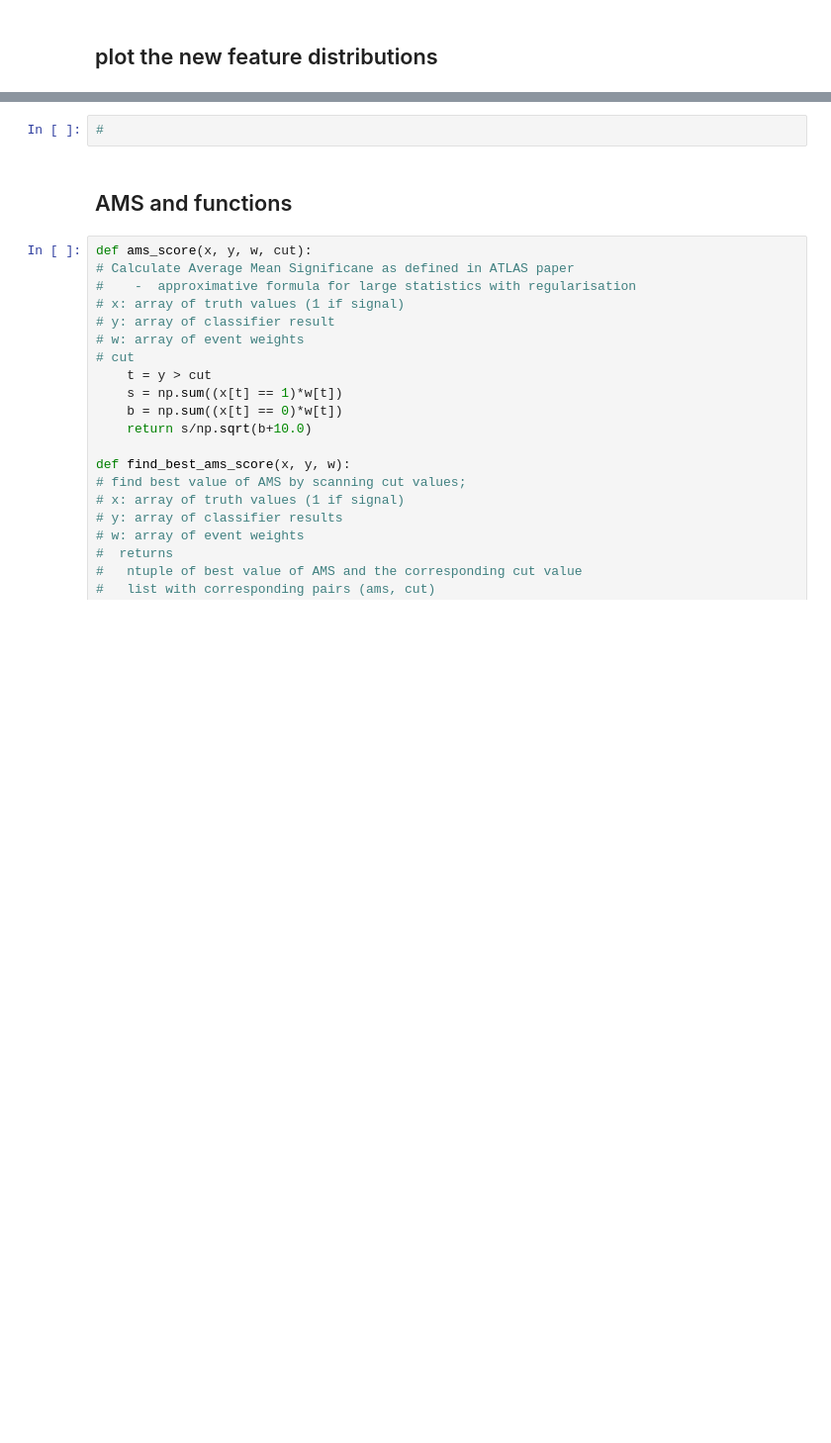
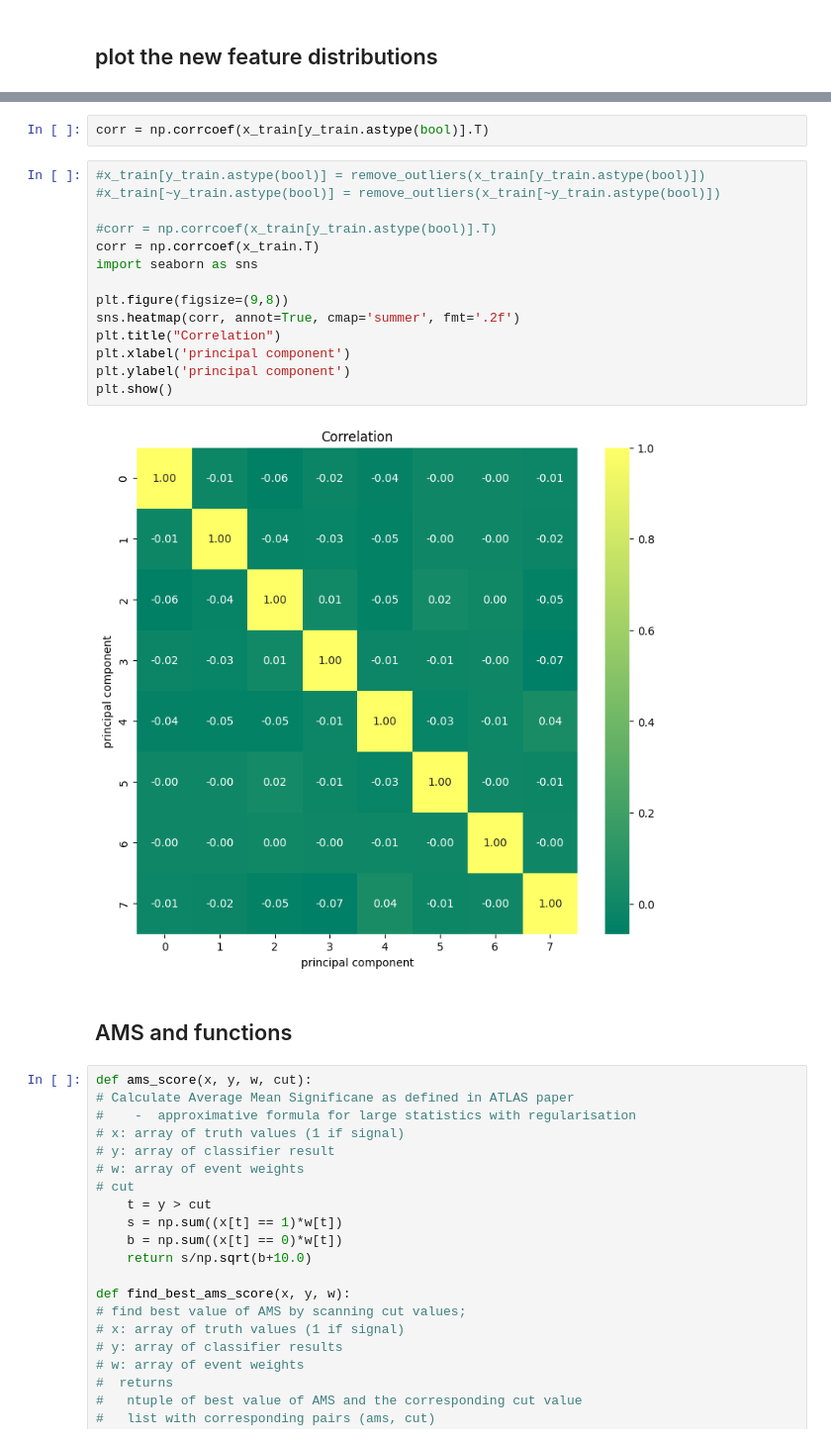
Before and after one commit to LEMettler/higgs-challenge, a Jupyter notebook: analog.ipynb, the cells around one changed output, grey strips where cells are left out. Shown at 99% size. Drawn from its saved outputs; the diff is of its cells as text; blank space fills up the shorter version.

```diff
--- a/analog.ipynb
+++ b/analog.ipynb
@@ -203,5 +217,21 @@ plt.show()
+# %%
+corr = np.corrcoef(x_train[y_train.astype(bool)].T)
 # %%
-#
+#x_train[y_train.astype(bool)] = remove_outliers(x_train[y_train.astype(bool)])
+#x_train[~y_train.astype(bool)] = remove_outliers(x_train[~y_train.astype(bool)])
+
+#corr = np.corrcoef(x_train[y_train.astype(bool)].T)
+corr = np.corrcoef(x_train.T)
+import seaborn as sns
+
+plt.figure(figsize=(9,8))
+sns.heatmap(corr, annot=True, cmap='summer', fmt='.2f')
+plt.title("Correlation")
+plt.xlabel('principal component')
+plt.ylabel('principal component')
+plt.show()
+# %% [output]
+[figure, added]
 # %% [markdown]
 ## AMS and functions
 # %%
```
Also changed, not shown: parts of 11 cells of this notebook, 1 other file.
